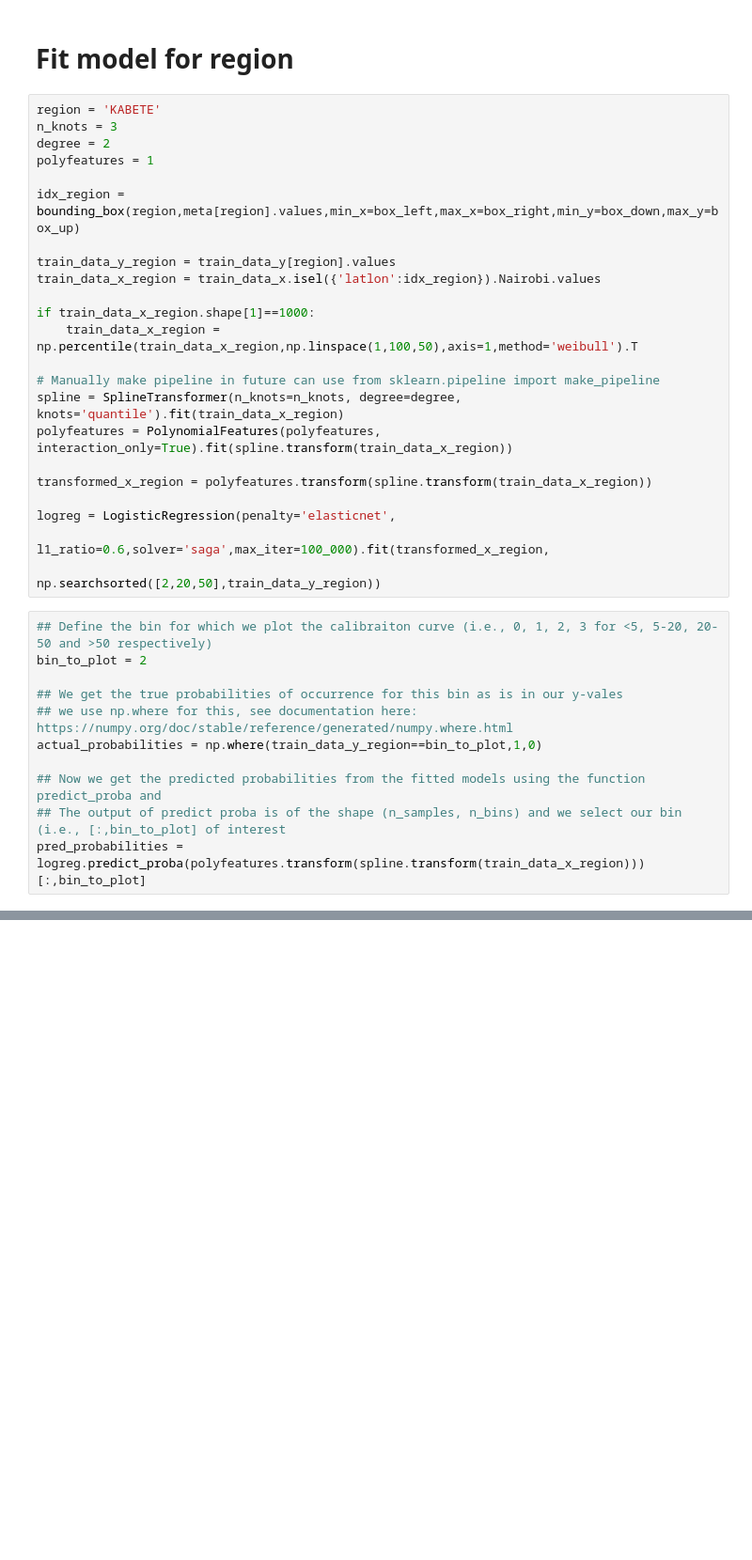
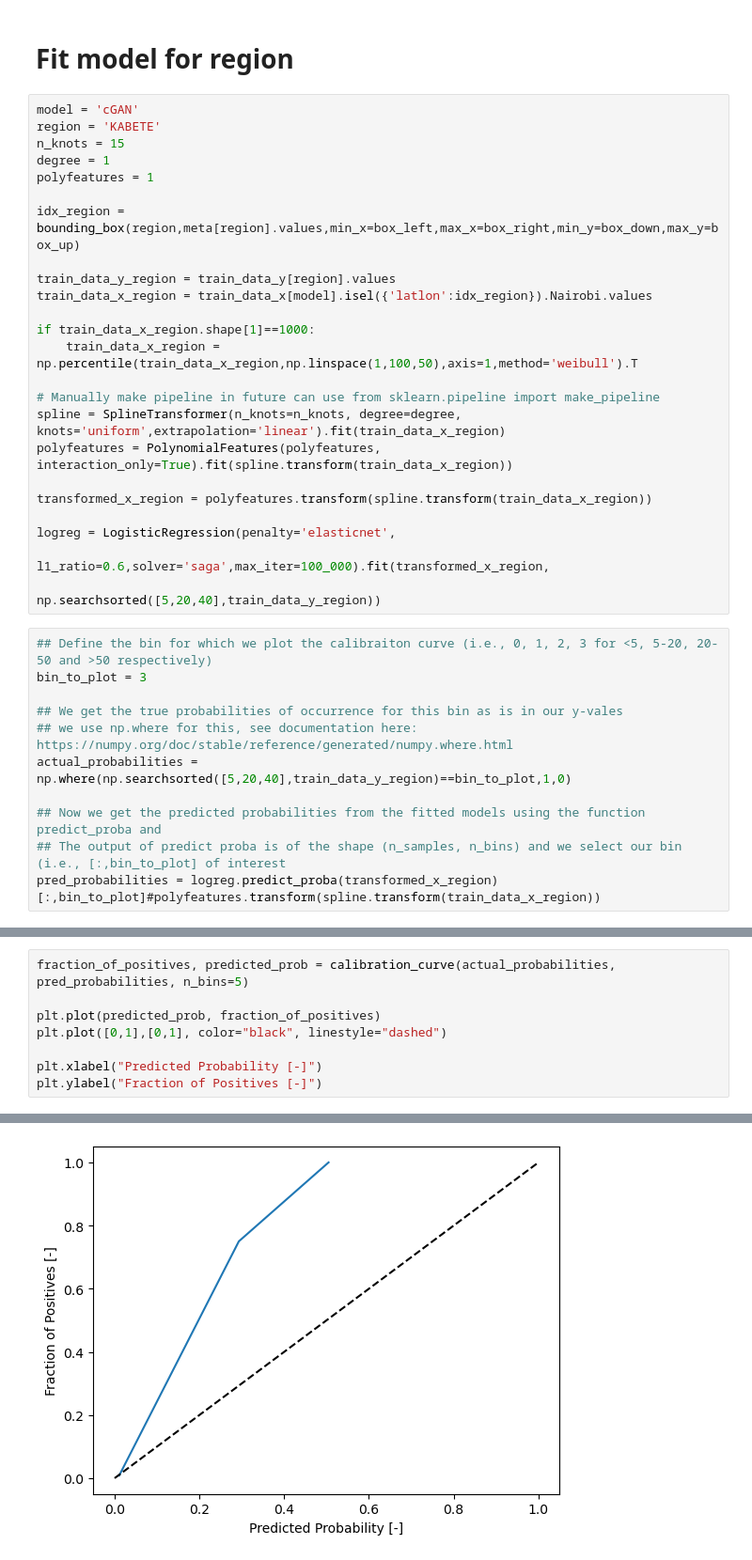
Before and after one commit to snath-xoc/Tutorial_SEWAA_27112024, a Jupyter notebook: Fitting_logistig_regression.ipynb, the cells around one changed output, grey strips where cells are left out. Shown at 94% size. Cells and saved outputs as stored; diff of their text form; blank space fills up the shorter version.

```diff
--- a/Fitting_logistig_regression.ipynb
+++ b/Fitting_logistig_regression.ipynb
@@ -98,36 +173,37 @@ Data variables:
 # %% [markdown]
 # Fit model for region
 # %%
+model = 'cGAN'
 region = 'KABETE'
-n_knots = 3
-degree = 2
+n_knots = 15
+degree = 1
 polyfeatures = 1
 
 idx_region =  bounding_box(region,meta[region].values,min_x=box_left,max_x=box_right,min_y=box_down,max_y=box_up)
 
 train_data_y_region = train_data_y[region].values
-train_data_x_region = train_data_x.isel({'latlon':idx_region}).Nairobi.values
+train_data_x_region = train_data_x[model].isel({'latlon':idx_region}).Nairobi.values
 
 if train_data_x_region.shape[1]==1000:
     train_data_x_region = np.percentile(train_data_x_region,np.linspace(1,100,50),axis=1,method='weibull').T
 
 # Manually make pipeline in future can use from sklearn.pipeline import make_pipeline
-spline = SplineTransformer(n_knots=n_knots, degree=degree, knots='quantile').fit(train_data_x_region)
+spline = SplineTransformer(n_knots=n_knots, degree=degree, knots='uniform',extrapolation='linear').fit(train_data_x_region)
 polyfeatures = PolynomialFeatures(polyfeatures, interaction_only=True).fit(spline.transform(train_data_x_region))
 
 transformed_x_region = polyfeatures.transform(spline.transform(train_data_x_region))
 
 logreg = LogisticRegression(penalty='elasticnet',
                             l1_ratio=0.6,solver='saga',max_iter=100_000).fit(transformed_x_region,
-                                                                             np.searchsorted([2,20,50],train_data_y_region))
+                                                                             np.searchsorted([5,20,40],train_data_y_region))
 # %%
 ## Define the bin for which we plot the calibraiton curve (i.e., 0, 1, 2, 3 for <5, 5-20, 20-50 and >50 respectively)
-bin_to_plot = 2
+bin_to_plot = 3
 
 ## We get the true probabilities of occurrence for this bin as is in our y-vales
 ## we use np.where for this, see documentation here: https://numpy.org/doc/stable/reference/generated/numpy.where.html
-actual_probabilities = np.where(train_data_y_region==bin_to_plot,1,0)
+actual_probabilities = np.where(np.searchsorted([5,20,40],train_data_y_region)==bin_to_plot,1,0)
 
 ## Now we get the predicted probabilities from the fitted models using the function predict_proba and
 ## The output of predict proba is of the shape (n_samples, n_bins) and we select our bin (i.e., [:,bin_to_plot] of interest
-pred_probabilities = logreg.predict_proba(polyfeatures.transform(spline.transform(train_data_x_region)))[:,bin_to_plot]
+pred_probabilities = logreg.predict_proba(transformed_x_region)[:,bin_to_plot]#polyfeatures.transform(spline.transform(train_data_x_region))
@@ -153,0 +210,9 @@ array([0.08782991, 0.12155618, 0.06490838, 0.03446279, 0.00925796,
+# %%
+fraction_of_positives, predicted_prob = calibration_curve(actual_probabilities, pred_probabilities, n_bins=5)
+
+plt.plot(predicted_prob, fraction_of_positives)
+plt.plot([0,1],[0,1], color="black", linestyle="dashed")
+
+plt.xlabel("Predicted Probability [-]")
+plt.ylabel("Fraction of Positives [-]")
+# %% [output]
@@ -153,0 +220 @@ array([0.08782991, 0.12155618, 0.06490838, 0.03446279, 0.00925796,
+[figure, added]
```
Also changed, not shown: parts of 9 cells of this notebook, 1 other file.
